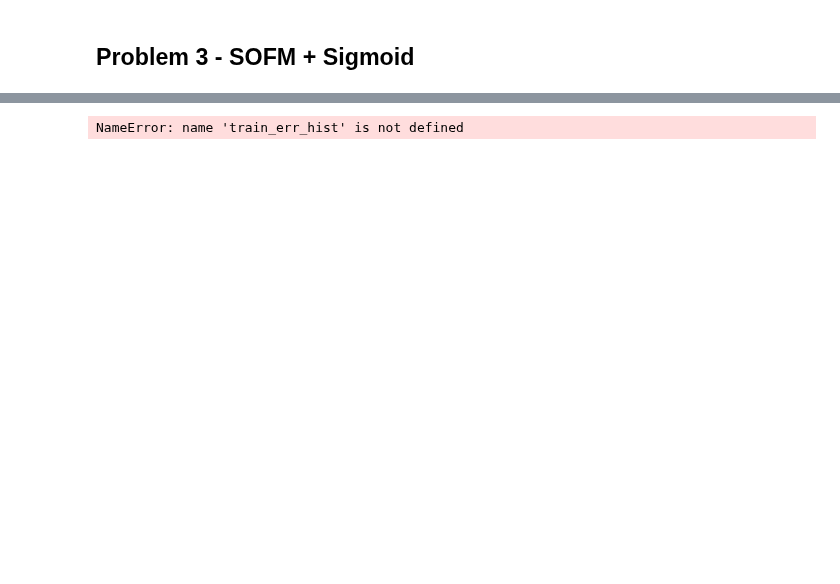
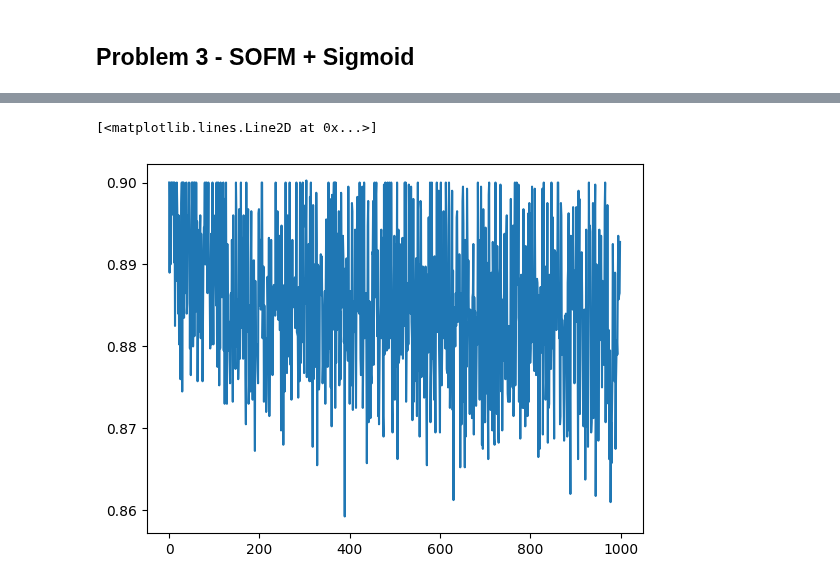
Before and after one commit to Rai1975/Intelligent_Systems, a Jupyter notebook: HW5/sofm.ipynb, the cells around one changed output, grey strips where cells are left out. Saved outputs shown, nothing was run; the diff lists cells and outputs as text; code cells hidden in the pictures; blank space fills up the shorter version.

```diff
--- a/HW5/sofm.ipynb
+++ b/HW5/sofm.ipynb
@@ -394,4 +393,5 @@ outputLayer.plot_output_weight_maps()
 # %%
-plt.plot(np.arange(0, 100), train_err_hist)
+plt.plot(list(range(0, 1000)), train_err_hist)
 # %% [output]
-NameError: name 'train_err_hist' is not defined
+[<matplotlib.lines.Line2D at 0x...>]
+[figure, added]
```
Also changed, not shown: parts of 6 cells of this notebook.
